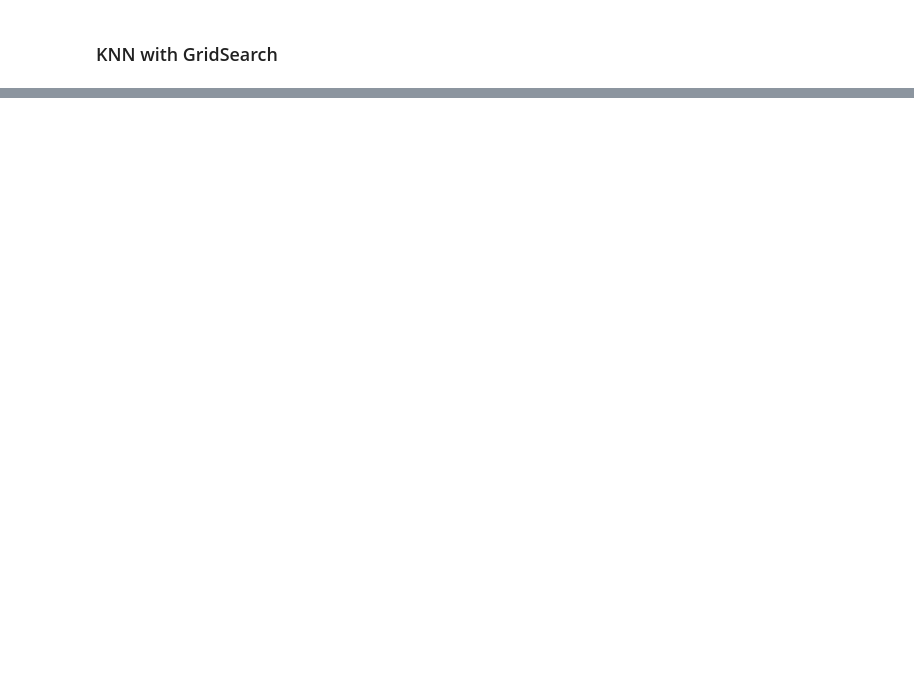
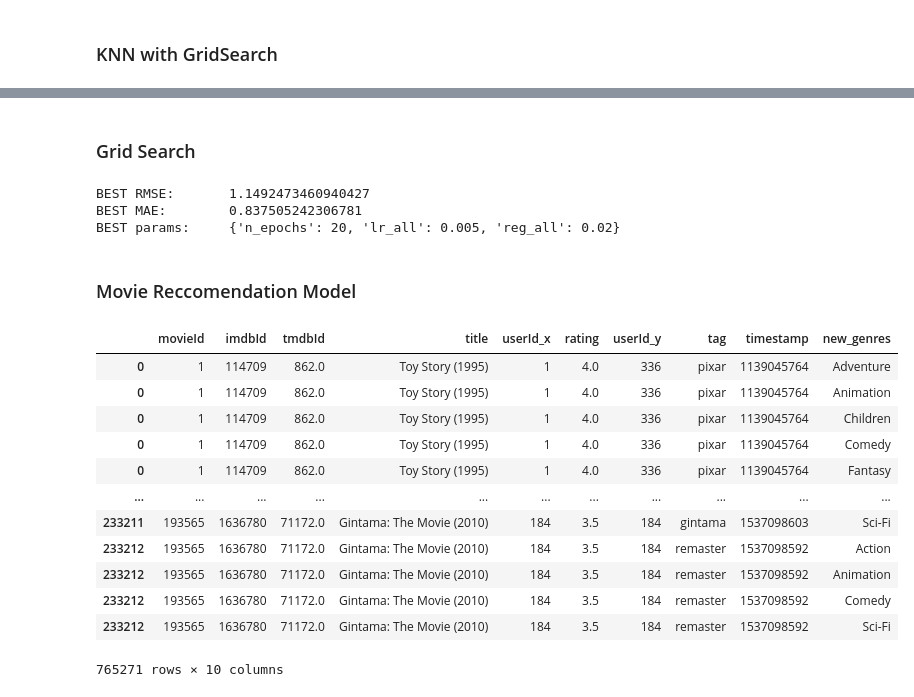
Before and after one commit to dablake7/bsc-phase-four-project, a Jupyter notebook: notebooks/exploratory/gabe/phase_4_project.ipynb, the cells around one changed output, grey strips where cells are left out. Cells and saved outputs as stored; diff of their text form; code cells hidden in the pictures; blank space fills up the shorter version.

Commit message:
Grid Search Surprise

```diff
--- a/notebooks/exploratory/gabe/phase_4_project.ipynb
+++ b/notebooks/exploratory/gabe/phase_4_project.ipynb
@@ -453 +448,47 @@ Done computing similarity matrix.
 {'sim_options': {'name': 'msd', 'min_support': 2, 'user_based': False}}
+# %% [markdown]
+### Grid Search
+# %%
+# param_grid = {
+        #"n_epochs": [5, 10, 15, 20, 30, 40, 50, 100],
+        # "lr_all": [0.001, 0.002, 0.005],
+       # "reg_all": [0.02, 0.08, 0.4, 0.6]
+#}
+
+# smaller grid for testing
+param_grid = {
+    "n_epochs": [10, 20],
+    "lr_all": [0.002, 0.005],
+    "reg_all": [0.02]
+}
+gs = GridSearchCV(SVD, param_grid, measures=["rmse", "mae"], refit=True, cv=5)
+
+gs.fit(data)
+
+training_parameters = gs.best_params["rmse"]
+
+print("BEST RMSE: \t", gs.best_score["rmse"])
+print("BEST MAE: \t", gs.best_score["mae"])
+print("BEST params: \t", gs.best_params["rmse"])
+# %% [output]
+BEST RMSE:       1.1492473460940427
+BEST MAE:        0.837505242306781
+BEST params:     {'n_epochs': 20, 'lr_all': 0.005, 'reg_all': 0.02}
+# %% [markdown]
+### Movie Reccomendation Model
+# %%
+df_2
+# %% [output]
+|  | movieId | imdbId | tmdbId | title | userId_x | rating | userId_y | tag | timestamp | new_genres |
+| 0 | 1 | 114709 | 862.0 | Toy Story (1995) | 1 | 4.0 | 336 | pixar | 1139045764 | Adventure |
+| 0 | 1 | 114709 | 862.0 | Toy Story (1995) | 1 | 4.0 | 336 | pixar | 1139045764 | Animation |
+| 0 | 1 | 114709 | 862.0 | Toy Story (1995) | 1 | 4.0 | 336 | pixar | 1139045764 | Children |
+| 0 | 1 | 114709 | 862.0 | Toy Story (1995) | 1 | 4.0 | 336 | pixar | 1139045764 | Comedy |
+| 0 | 1 | 114709 | 862.0 | Toy Story (1995) | 1 | 4.0 | 336 | pixar | 1139045764 | Fantasy |
+| ... | ... | ... | ... | ... | ... | ... | ... | ... | ... | ... |
+| 233211 | 193565 | 1636780 | 71172.0 | Gintama: The Movie (2010) | 184 | 3.5 | 184 | gintama | 1537098603 | Sci-Fi |
+| 233212 | 193565 | 1636780 | 71172.0 | Gintama: The Movie (2010) | 184 | 3.5 | 184 | remaster | 1537098592 | Action |
+| 233212 | 193565 | 1636780 | 71172.0 | Gintama: The Movie (2010) | 184 | 3.5 | 184 | remaster | 1537098592 | Animation |
+| 233212 | 193565 | 1636780 | 71172.0 | Gintama: The Movie (2010) | 184 | 3.5 | 184 | remaster | 1537098592 | Comedy |
+| 233212 | 193565 | 1636780 | 71172.0 | Gintama: The Movie (2010) | 184 | 3.5 | 184 | remaster | 1537098592 | Sci-Fi |
+765271 rows × 10 columns
```
Also changed, not shown: parts of 57 cells of this notebook.
